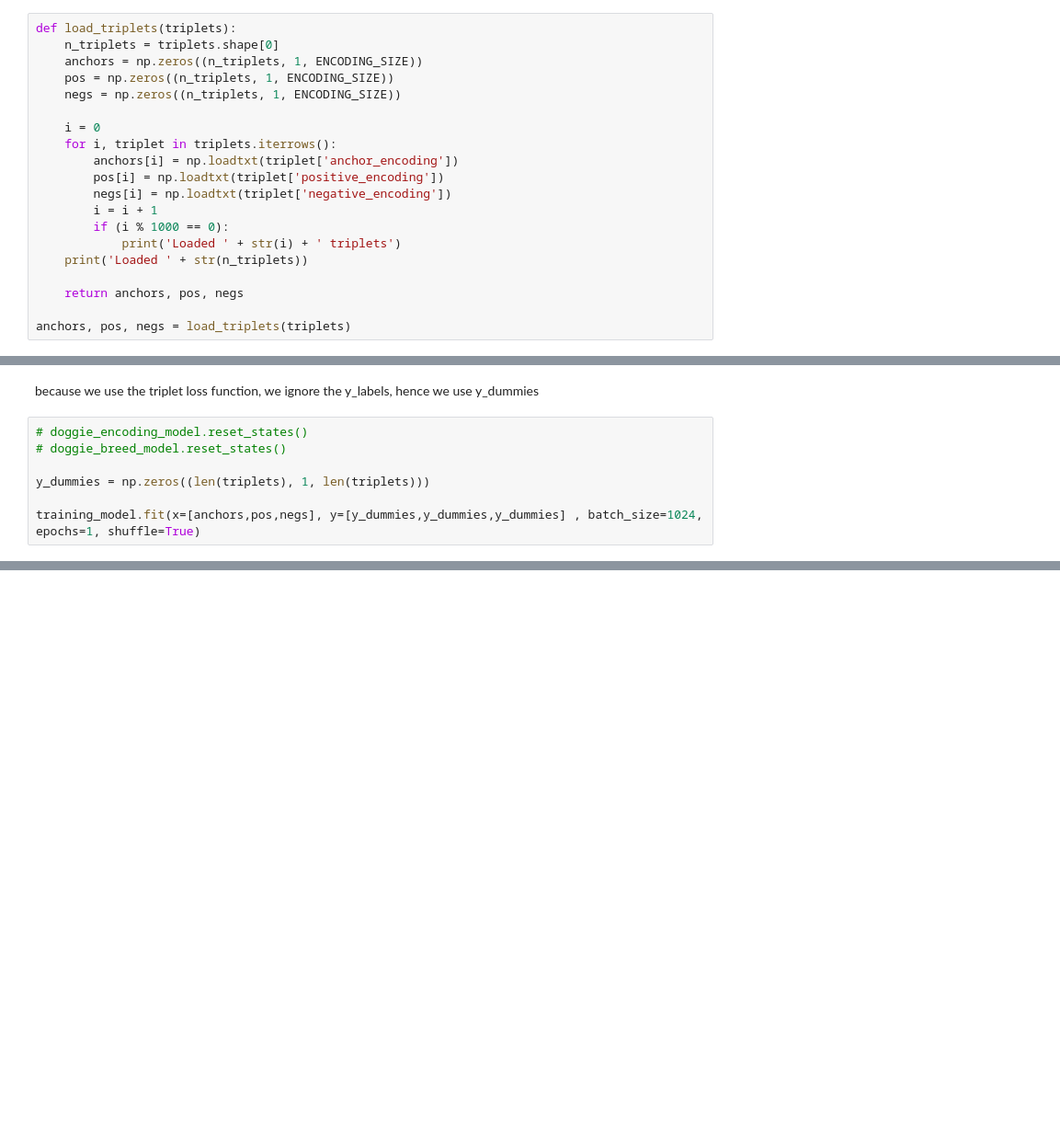
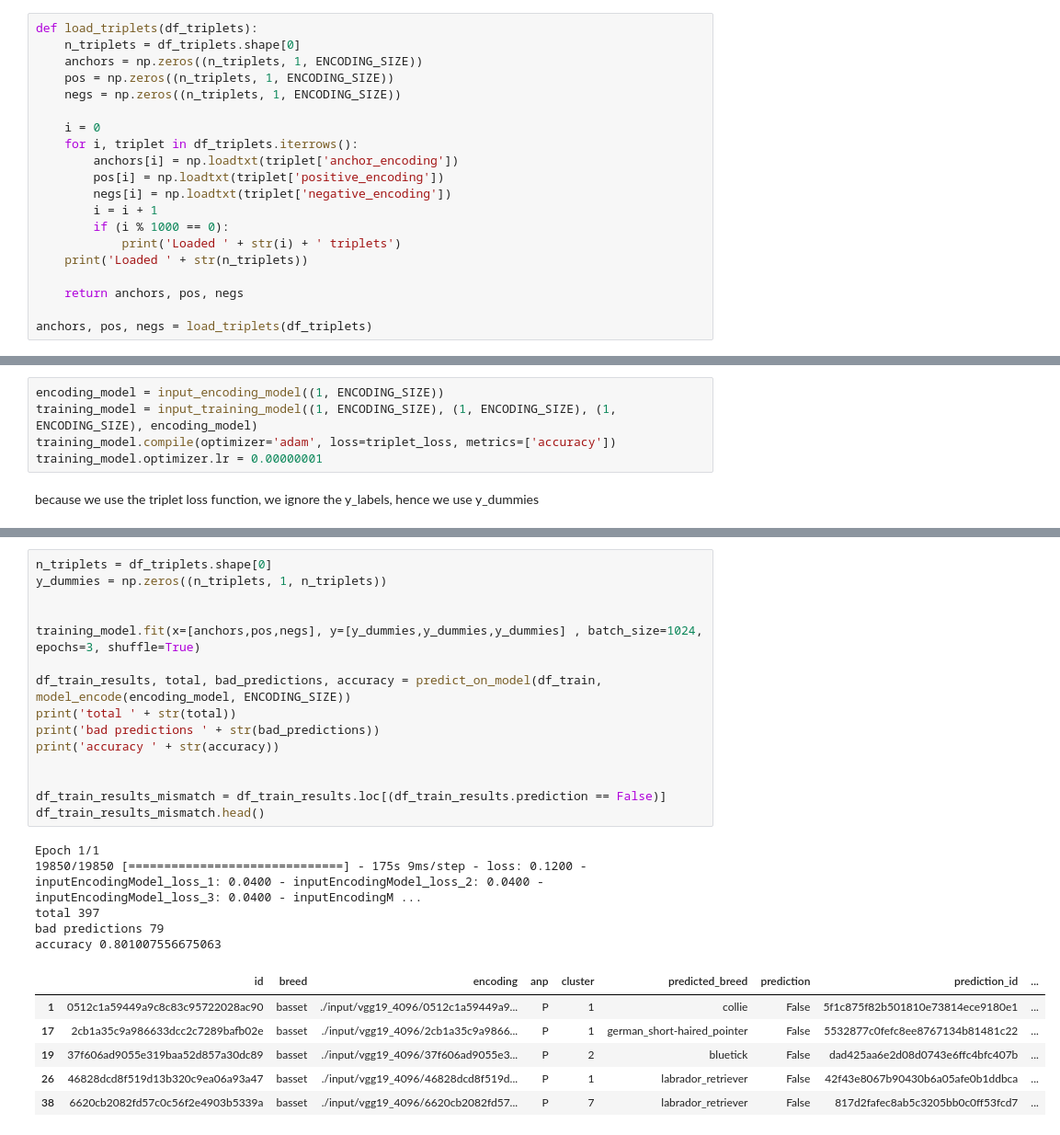
Before and after one commit to alechfho/dog_breed, a Jupyter notebook: doggie_breed_new.ipynb, the cells around one changed output, grey strips where cells are left out. Shown at 92% size. Cells and saved outputs as stored; diff of their text form; blank space fills up the shorter version.

```diff
--- a/doggie_breed_new.ipynb
+++ b/doggie_breed_new.ipynb
@@ -107,12 +145,12 @@ collie
 # %%
-def load_triplets(triplets):
-    n_triplets = triplets.shape[0]
+def load_triplets(df_triplets):
+    n_triplets = df_triplets.shape[0]
     anchors = np.zeros((n_triplets, 1, ENCODING_SIZE))
     pos = np.zeros((n_triplets, 1, ENCODING_SIZE))
     negs = np.zeros((n_triplets, 1, ENCODING_SIZE))
 
     i = 0
-    for i, triplet in triplets.iterrows():
+    for i, triplet in df_triplets.iterrows():
         anchors[i] = np.loadtxt(triplet['anchor_encoding'])
         pos[i] = np.loadtxt(triplet['positive_encoding'])
         negs[i] = np.loadtxt(triplet['negative_encoding'])
@@ -123,7 +161,7 @@ def load_triplets(triplets):
 
     return anchors, pos, negs
 
-anchors, pos, negs = load_triplets(triplets)
+anchors, pos, negs = load_triplets(df_triplets)
 # %% [output]
 Loaded 1000 triplets
 Loaded 2000 triplets
@@ -202,9 +186,7 @@ training_model.optimizer.lr = 0.00000001
+# %%
+encoding_model = input_encoding_model((1, ENCODING_SIZE))
+training_model = input_training_model((1, ENCODING_SIZE), (1, ENCODING_SIZE), (1, ENCODING_SIZE), encoding_model)
+training_model.compile(optimizer='adam', loss=triplet_loss, metrics=['accuracy'])
+training_model.optimizer.lr = 0.00000001
 # %% [markdown]
 because we use the triplet loss function, we ignore the y_labels, hence we use y_dummies
-# %%
-# doggie_encoding_model.reset_states()
-# doggie_breed_model.reset_states()
-
-y_dummies = np.zeros((len(triplets), 1, len(triplets)))
-
-training_model.fit(x=[anchors,pos,negs], y=[y_dummies,y_dummies,y_dummies] , batch_size=1024, epochs=1, shuffle=True)
@@ -280,0 +193,27 @@ total prediction errors 19
+# %%
+n_triplets = df_triplets.shape[0]
+y_dummies = np.zeros((n_triplets, 1, n_triplets))
+
+
+training_model.fit(x=[anchors,pos,negs], y=[y_dummies,y_dummies,y_dummies] , batch_size=1024, epochs=3, shuffle=True)
+
+df_train_results, total, bad_predictions, accuracy = predict_on_model(df_train, model_encode(encoding_model, ENCODING_SIZE))
+print('total ' + str(total))
+print('bad predictions ' + str(bad_predictions))
+print('accuracy ' + str(accuracy))
+
+
+df_train_results_mismatch = df_train_results.loc[(df_train_results.prediction == False)]
+df_train_results_mismatch.head()
+# %% [output]
+Epoch 1/1
+19850/19850 [==============================] - 175s 9ms/step - loss: 0.1200 - inputEncodingModel_loss_1: 0.0400 - inputEncodingModel_loss_2: 0.0400 - inputEncodingModel_loss_3: 0.0400 - inputEncodingM ...
+total 397
+bad predictions 79
+accuracy 0.801007556675063
+|  | id | breed | encoding | anp | cluster | predicted_breed | prediction | prediction_id | ... |
+| 1 | 0512c1a59449a9c8c83c95722028ac90 | basset | ./input/vgg19_4096/0512c1a59449a9... | P | 1 | collie | False | 5f1c875f82b501810e73814ece9180e1 | ... |
+| 17 | 2cb1a35c9a986633dcc2c7289bafb02e | basset | ./input/vgg19_4096/2cb1a35c9a9866... | P | 1 | german_short-haired_pointer | False | 5532877c0fefc8ee8767134b81481c22 | ... |
+| 19 | 37f606ad9055e319baa52d857a30dc89 | basset | ./input/vgg19_4096/37f606ad9055e3... | P | 2 | bluetick | False | dad425aa6e2d08d0743e6ffc4bfc407b | ... |
+| 26 | 46828dcd8f519d13b320c9ea06a93a47 | basset | ./input/vgg19_4096/46828dcd8f519d... | P | 1 | labrador_retriever | False | 42f43e8067b90430b6a05afe0b1ddbca | ... |
+| 38 | 6620cb2082fd57c0c56f2e4903b5339a | basset | ./input/vgg19_4096/6620cb2082fd57... | P | 7 | labrador_retriever | False | 817d2fafec8ab5c3205bb0c0ff53fcd7 | ... |
```
Also changed, not shown: parts of 22 cells of this notebook, 7 other files.
